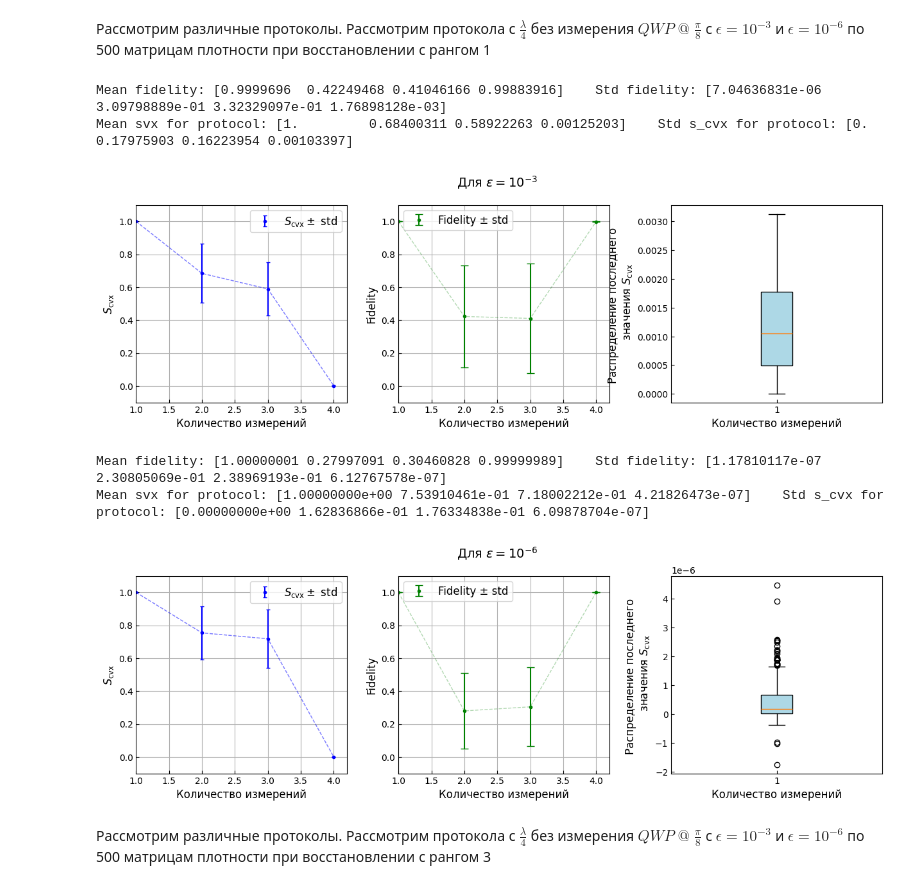
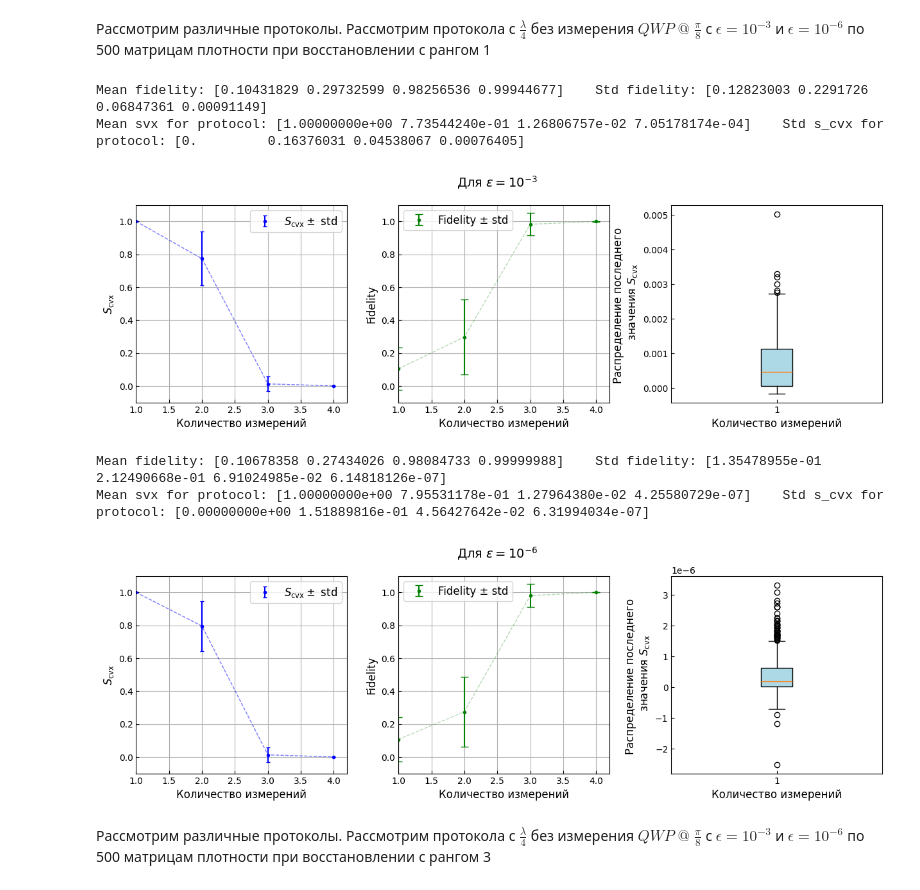
Before and after one commit to Denis-chupa/Quantum_tools, a Jupyter notebook: Tomography/src/research_data/different_protocol.ipynb, the cells around one changed output. Drawn from its saved outputs; the diff is of its cells as text; code cells hidden in the pictures.

```diff
--- a/Tomography/src/research_data/different_protocol.ipynb
+++ b/Tomography/src/research_data/different_protocol.ipynb
@@ -143,37 +143,37 @@ tomography_1 = ACT(protocol, rank, 3)
 x = np.array([1, 2, 3, 4])
 svx_list = []
 fidelity_list = []
-N = 10
+N = 500
 
 for i in tqdm(range(N)):
     svx_list_one_measurement, fidelity_list_one_measurement, fidelity_x_min, fidelity_x_max,\
     x_min_list, x_max_list, state_ml = tomography_1.main(rank_psevdoin=rank, epsilon_ml=10*-11, epsilon_act=10**-3,\
                                                          max_iters_in_semidefinite_program=10**8)
     for ind_min in range(len(x_min_list)):
         x_min_list[ind_min] = np.array([[complex(item) for item in row] for row in x_min_list[ind_min]])
     for ind_max in range(len(x_max_list)):
         x_max_list[ind_max] = np.array([[complex(item) for item in row] for row in x_max_list[ind_max]])
 
     fidelity_list_xmax_xmin = [tomography_1.Fidelity(x_min_list[0], x_max_list[0]), tomography_1.Fidelity(x_min_list[1], x_max_list[1]),\
                                tomography_1.Fidelity(x_min_list[2], x_max_list[2]), tomography_1.Fidelity(x_min_list[3], x_max_list[3])]
     if svx_list_one_measurement is not np.inf :
         svx_list.append(svx_list_one_measurement)
         fidelity_list.append(np.abs(fidelity_list_xmax_xmin))
 
 y = np.mean(np.array(svx_list),axis = 0)
 std = np.std(np.array(svx_list),axis = 0)
 fidelity_mean = np.mean((fidelity_list), axis = 0)
 fidelity_std = np.std(np.array(fidelity_list),axis = 0)
 
 
 print("Mean fidelity:", fidelity_mean , "\tStd fidelity:", fidelity_std)
 print("Mean svx for protocol:", y,"\tStd s_cvx for protocol:", std)
 title = r"Для $\epsilon = 10^{-3}$" + "\n"
 pl_fid_s_cvx_distr(x, y, std, fidelity_mean, fidelity_std, np.array(svx_list)[:, -1], title)
 # %% [output]
-Mean fidelity: [0.9999696  0.42249468 0.41046166 0.99883916]    Std fidelity: [7.04636831e-06 3.09798889e-01 3.32329097e-01 1.76898128e-03]
-Mean svx for protocol: [1.         0.68400311 0.58922263 0.00125203]    Std s_cvx for protocol: [0.         0.17975903 0.16223954 0.00103397]
+Mean fidelity: [0.10431829 0.29732599 0.98256536 0.99944677]    Std fidelity: [0.12823003 0.2291726  0.06847361 0.00091149]
+Mean svx for protocol: [1.00000000e+00 7.73544240e-01 1.26806757e-02 7.05178174e-04]    Std s_cvx for protocol: [0.         0.16376031 0.04538067 0.00076405]
-[figure, old version]
+[figure, new version]
 # %%
 from Qutrit import*
 from Adaptive_compresive_cending_qutrit import*
@@ -187,7 +187,7 @@ plt.rcParams.update({
 })
 
 
-protocol = [Gl_4(0), Gl_4(3 * pi / 8), Gl_4(5 * pi / 8), Gl_4(7 * pi / 8)]
+protocol = [Gl_4(3 * pi / 8), Gl_4(5 * pi / 8), Gl_4(7 * pi / 8), Gl_4(0)]
 rank = 1
 tomography_1 = ACT(protocol, rank, 3)
 
@@ -222,9 +222,9 @@ print("Mean svx for protocol:", y,"\tStd s_cvx for protocol:", std)
 title = r"Для $\epsilon = 10^{-6}$" + "\n"
 pl_fid_s_cvx_distr(x, y, std, fidelity_mean, fidelity_std, np.array(svx_list)[:, -1], title)
 # %% [output]
-Mean fidelity: [1.00000001 0.27997091 0.30460828 0.99999989]    Std fidelity: [1.17810117e-07 2.30805069e-01 2.38969193e-01 6.12767578e-07]
-Mean svx for protocol: [1.00000000e+00 7.53910461e-01 7.18002212e-01 4.21826473e-07]    Std s_cvx for protocol: [0.00000000e+00 1.62836866e-01 1.76334838e-01 6.09878704e-07]
+Mean fidelity: [0.10678358 0.27434026 0.98084733 0.99999988]    Std fidelity: [1.35478955e-01 2.12490668e-01 6.91024985e-02 6.14818126e-07]
+Mean svx for protocol: [1.00000000e+00 7.95531178e-01 1.27964380e-02 4.25580729e-07]    Std s_cvx for protocol: [0.00000000e+00 1.51889816e-01 4.56427642e-02 6.31994034e-07]
-[figure, old version]
+[figure, new version]
 # %% [markdown]
 Рассмотрим различные протоколы. Рассмотрим протокола с $\frac{\lambda}{4}$ без измерения $QWP \; @ \; \frac{\pi}{8}$ с $\epsilon = 10^{-3}$ и $\epsilon = 10^{-6}$  по 500 матрицам плотности при восстановлении с рангом 3
 # %%
```
